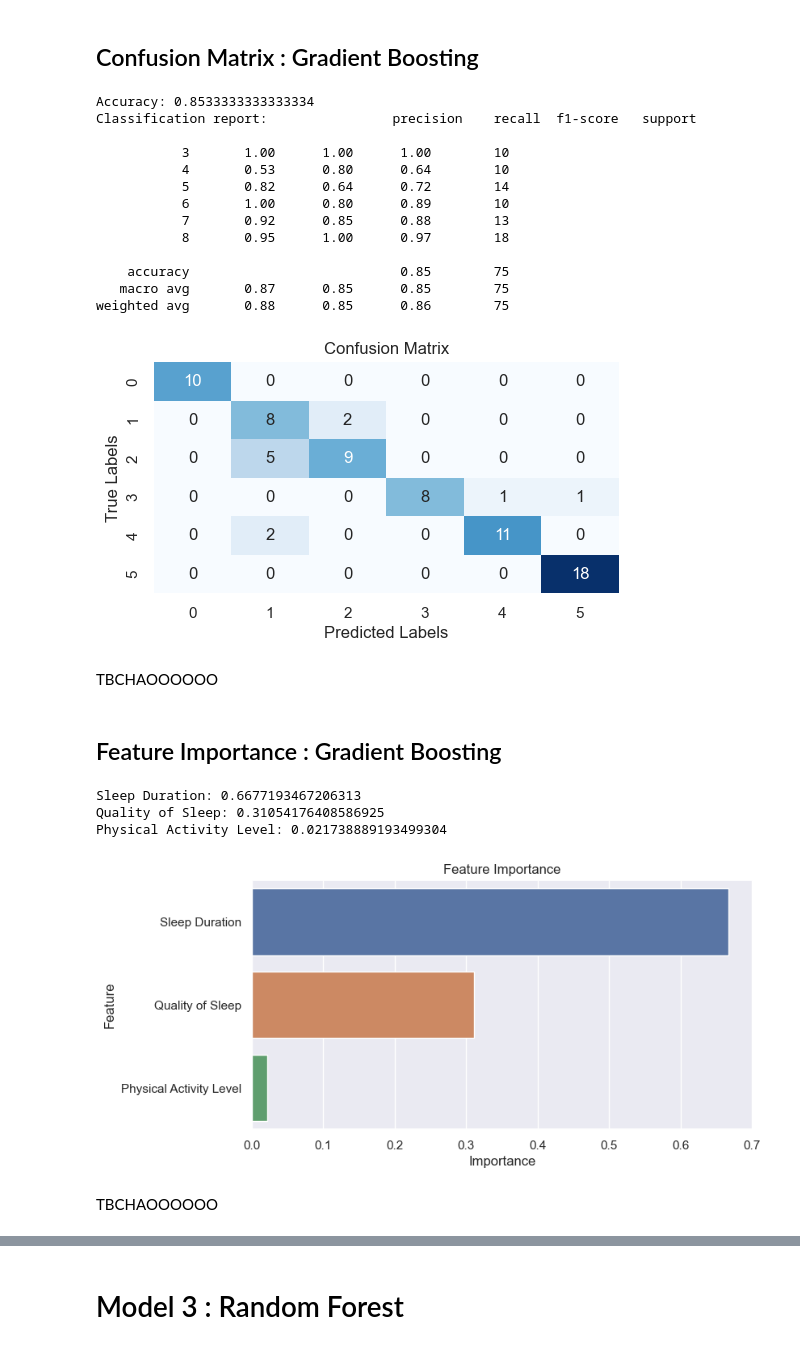
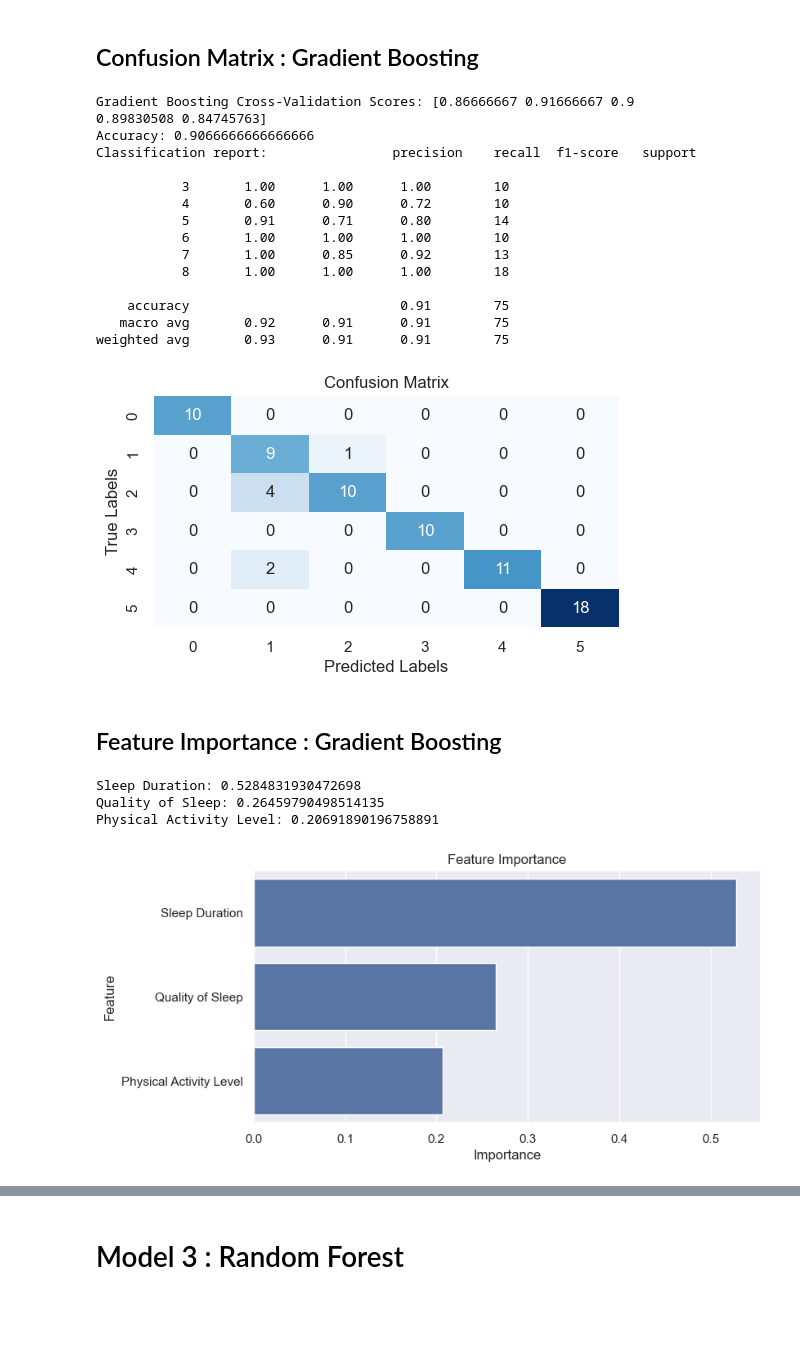
Before and after one commit to GrassjellyMoab/SC1015_MiniProject, a Jupyter notebook: SC1015_MiniProject_SleepDisorder_Stress_Analysis.ipynb, the cells around one changed output, grey strips where cells are left out. Drawn from its saved outputs; the diff is of its cells as text; code cells hidden in the pictures; blank space fills up the shorter version.

Commit message:
Added feature importance functionality

```diff
--- a/SC1015_MiniProject_SleepDisorder_Stress_Analysis.ipynb
+++ b/SC1015_MiniProject_SleepDisorder_Stress_Analysis.ipynb
@@ -317,6 +328,7 @@ TBCCCCCCCCCCCCCC HAO
 # Model 2: Gradient Boosting
 # %%
 from sklearn.ensemble import GradientBoostingClassifier
+from sklearn.metrics import accuracy_score, classification_report
 
 def gradientBoosting(X_train_scaled, X_test_scaled, y_train, y_test):
     # Assuming X_train, X_test, y_train, y_test are your train-test split data
@@ -329,6 +341,12 @@ def gradientBoosting(X_train_scaled, X_test_scaled, y_train, y_test):
     # Get feature importances
     feature_importances = gb_model.feature_importances_
 
+    # Evaluate the model that used all features using cross-validation
+    gradientBoosting_scores = cross_val_score(gb_model, X_train_scaled, y_train, cv=5)
+
+    # Check model performance
+    print("Gradient Boosting Cross-Validation Scores:", gradientBoosting_scores)
+
     # Make predictions on the test data
     y_pred = gb_model.predict(X_test_scaled)
 
@@ -507,33 +520,30 @@ TBCHAOOOOOO
 # %% [markdown]
 ## Confusion Matrix : Gradient Boosting
 # %%
-y_pred, feature_importances = gradientBoosting(X_train_selected_scaled, X_test_selected_scaled, y_train, y_test)
+y_pred, feature_importances = gradientBoosting(X_train_scaled, X_test_scaled, y_train, y_test)
 displayConfusionMatrix(y_test, y_pred)
 # %% [output]
-Accuracy: 0.8533333333333334
+Gradient Boosting Cross-Validation Scores: [0.86666667 0.91666667 0.9        0.89830508 0.84745763]
+Accuracy: 0.9066666666666666
 Classification report:                precision    recall  f1-score   support
 
            3       1.00      1.00      1.00        10
-           4       0.53      0.80      0.64        10
-           5       0.82      0.64      0.72        14
-           6       1.00      0.80      0.89        10
-           7       0.92      0.85      0.88        13
-           8       0.95      1.00      0.97        18
+           4       0.60      0.90      0.72        10
+           5       0.91      0.71      0.80        14
+           6       1.00      1.00      1.00        10
+           7       1.00      0.85      0.92        13
+           8       1.00      1.00      1.00        18
 
-    accuracy                           0.85        75
-   macro avg       0.87      0.85      0.85        75
-weighted avg       0.88      0.85      0.86        75
+    accuracy                           0.91        75
+   macro avg       0.92      0.91      0.91        75
+weighted avg       0.93      0.91      0.91        75
-[figure, old version]
+[figure, new version]
-# %% [markdown]
-TBCHAOOOOOO
 # %% [markdown]
 ## Feature Importance : Gradient Boosting
 # %%
 displayFeatureImportantGB(X, feature_importances)
 # %% [output]
-Sleep Duration: 0.6677193467206313
-Quality of Sleep: 0.31054176408586925
-Physical Activity Level: 0.021738889193499304
+Sleep Duration: 0.5284831930472698
+Quality of Sleep: 0.26459790498514135
+Physical Activity Level: 0.20691890196758891
-[figure, old version]
+[figure, new version]
-# %% [markdown]
-TBCHAOOOOOO
```
Also changed, not shown: parts of 34 cells of this notebook.
